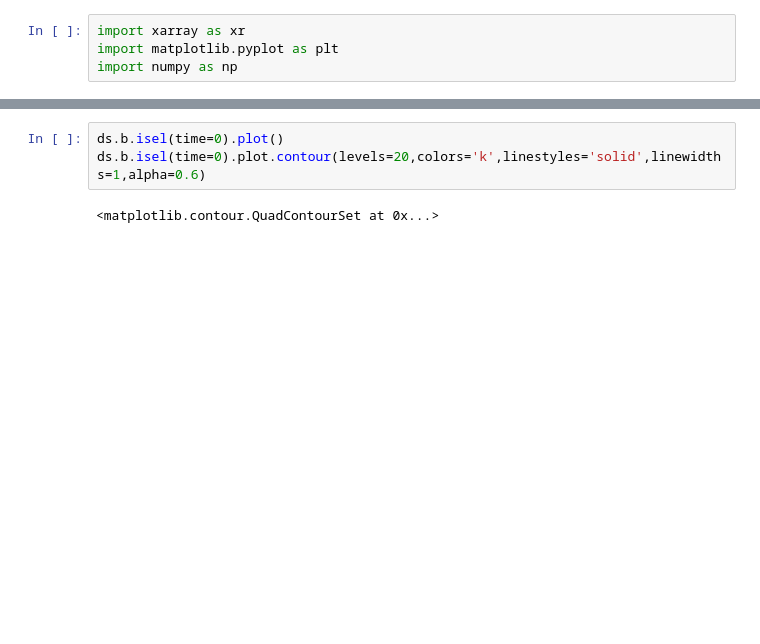
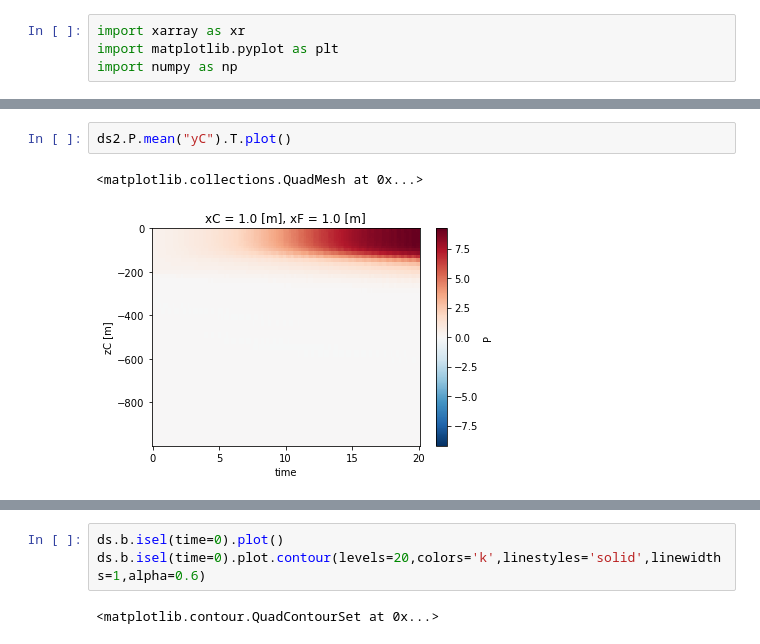
Before and after one commit to iuryt/Bioceananigans.jl, a Jupyter notebook: analysis.ipynb, the cells around one changed output, grey strips where cells are left out. Cells and saved outputs as stored; diff of their text form; blank space fills up the shorter version.

```diff
--- a/analysis.ipynb
+++ b/analysis.ipynb
@@ -7,0 +24,5 @@ ds = ds.assign_coords(time=ds.time.astype("float")*1e-9/86400)
+# %%
+ds2.P.mean("yC").T.plot()
+# %% [output]
+<matplotlib.collections.QuadMesh at 0x...>
+[figure, added]
```
Also changed, not shown: parts of 5 cells of this notebook.
